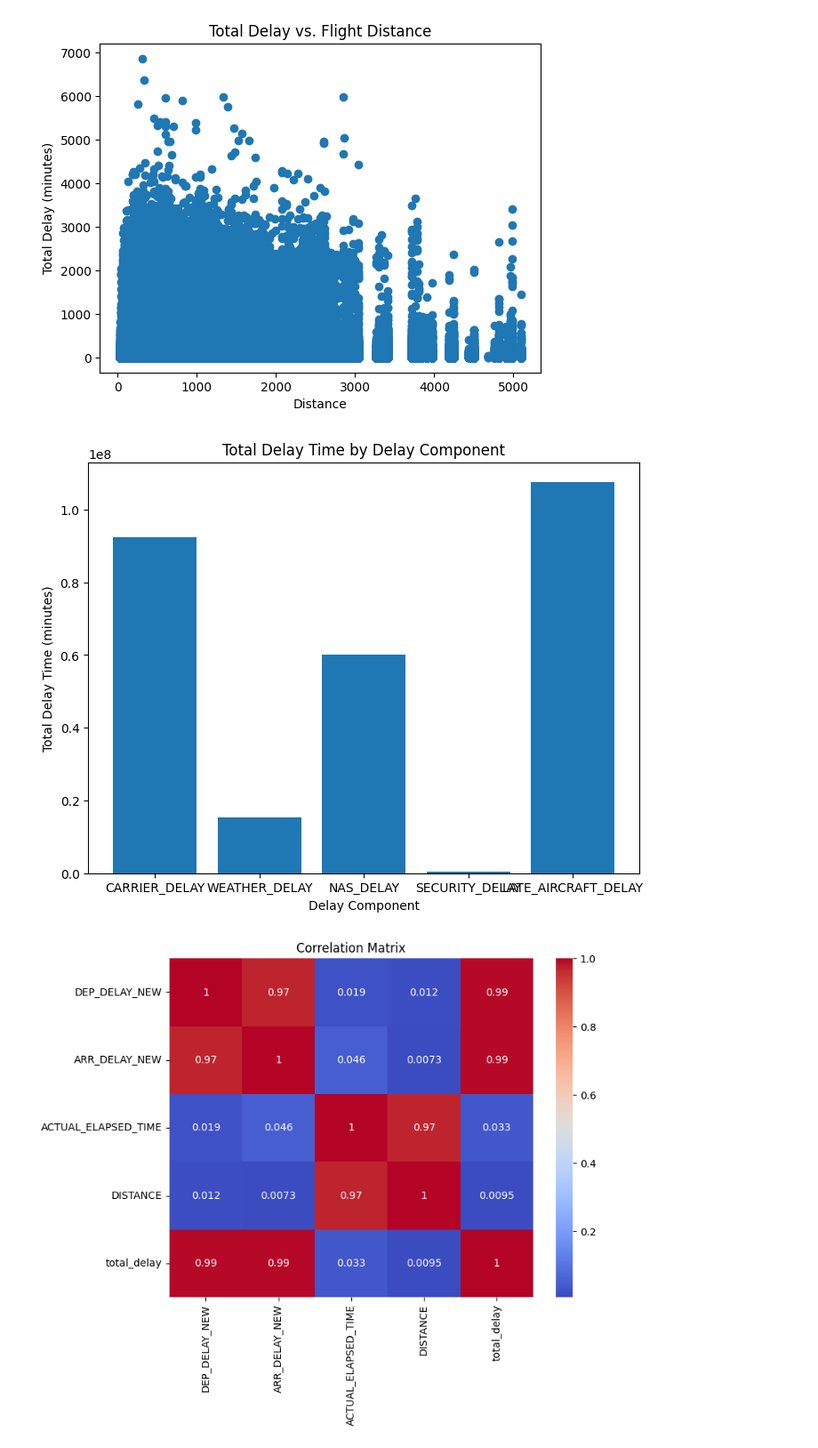
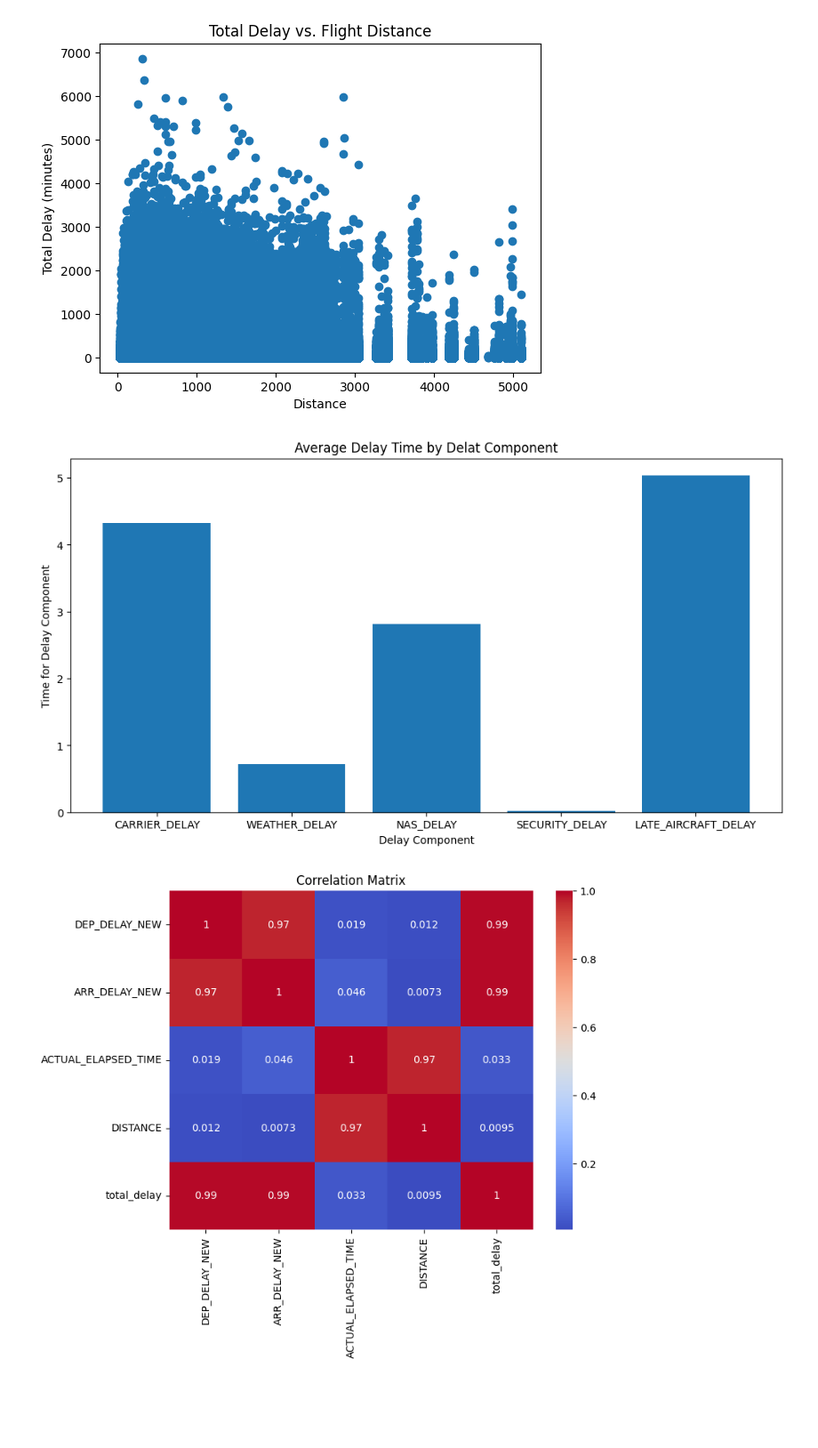
Before and after one commit to ssamat/COGS109, a Jupyter notebook: Final_Project_Template.ipynb, the cells around one changed output. Shown: that part at 89% size. Cells and saved outputs as stored; diff of their text form; code cells hidden in the pictures; blank space fills up the shorter version.

```diff
--- a/Final_Project_Template.ipynb
+++ b/Final_Project_Template.ipynb
@@ -274,15 +259,19 @@ plt.show()
 # %%
 # Stacked bar plot - Delay components
 delay_components = ['CARRIER_DELAY', 'WEATHER_DELAY', 'NAS_DELAY', 'SECURITY_DELAY', 'LATE_AIRCRAFT_DELAY']
 delay_sums = flights[delay_components].sum()
-plt.figure(figsize=(8, 6))
-plt.bar(delay_components, delay_sums)
+delay_components_times = []
+for component in delay_components:
+    delay_components_times.append(flights[component].mean())
+
+plt.figure(figsize=(12, 6))
+plt.bar(delay_components, delay_components_times)
 plt.xlabel('Delay Component')
-plt.ylabel('Total Delay Time (minutes)')
-plt.title('Total Delay Time by Delay Component')
+plt.ylabel('Time for Delay Component')
+plt.title('Average Delay Time by Delat Component')
 plt.show()
 # %% [output]
-[figure, old version]
+[figure, new version]
 # %%
 # Heatmap - Correlation matrix
 correlation_matrix = flights[['DEP_DELAY_NEW', 'ARR_DELAY_NEW', 'ACTUAL_ELAPSED_TIME', 'DISTANCE', 'total_delay']].corr()
```
Also changed, not shown: parts of 5 cells of this notebook.
